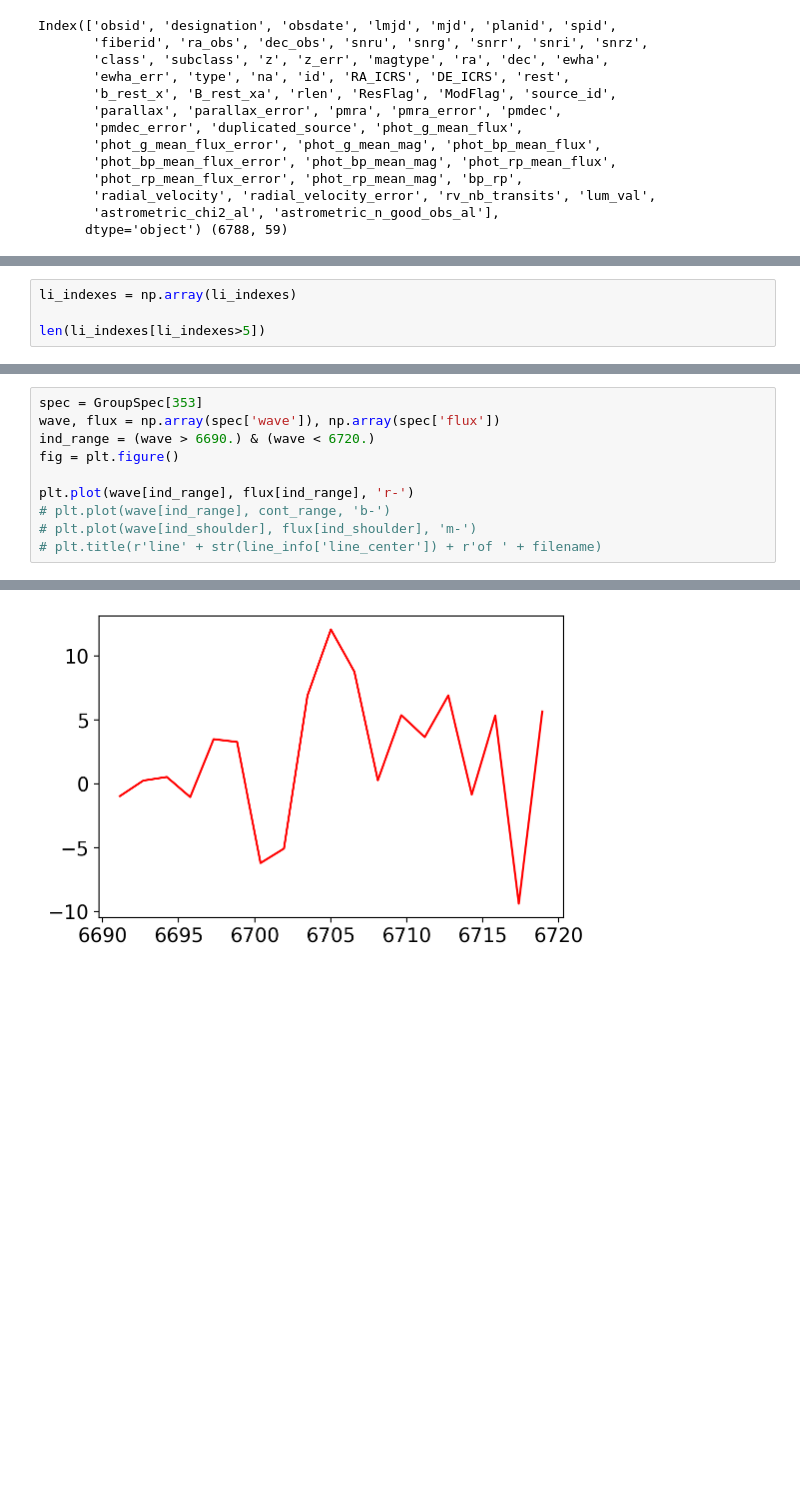
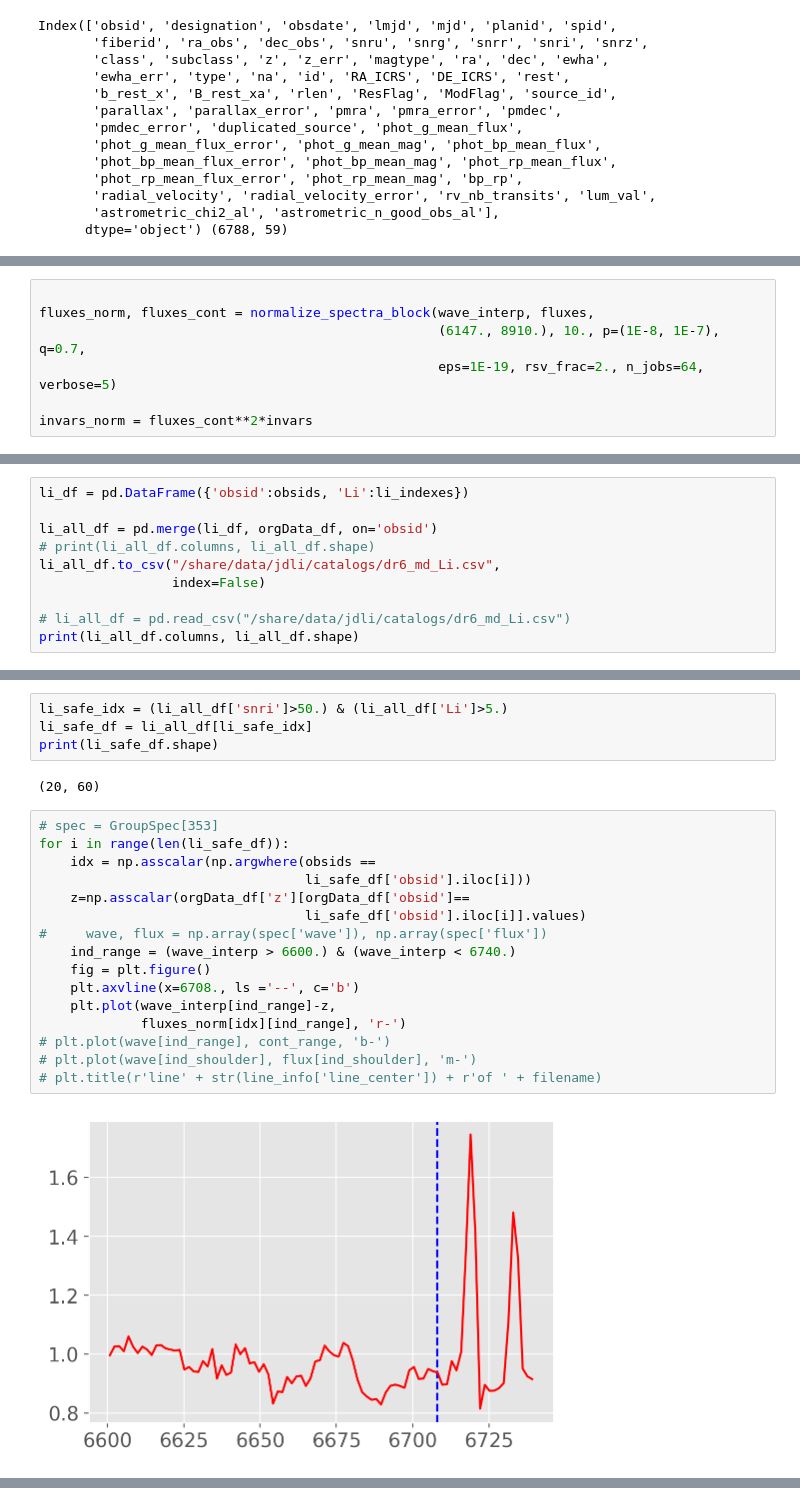
Before and after one commit to jiadonglee/laspec, a Jupyter notebook: preMS_candidates.ipynb, the cells around one changed output, grey strips where cells are left out. Drawn from its saved outputs; the diff is of its cells as text; blank space fills up the shorter version.

Commit message:
group spectra

```diff
--- a/preMS_candidates.ipynb
+++ b/preMS_candidates.ipynb
@@ -63,0 +86,7 @@ GroupSpec = groupSpec(fp)
+# %%
+
+fluxes_norm, fluxes_cont = normalize_spectra_block(wave_interp, fluxes,
+                                                   (6147., 8910.), 10., p=(1E-8, 1E-7), q=0.7,
+                                                   eps=1E-19, rsv_frac=2., n_jobs=64, verbose=5)
+
+invars_norm = fluxes_cont**2*invars
@@ -115,4 +168,0 @@ li_indexes = np.array(li_indexes)
-# %%
-li_indexes = np.array(li_indexes)
-
-len(li_indexes[li_indexes>5])
@@ -124,0 +169,10 @@ array([[353]])
+# %%
+li_df = pd.DataFrame({'obsid':obsids, 'Li':li_indexes})
+
+li_all_df = pd.merge(li_df, orgData_df, on='obsid')
+# print(li_all_df.columns, li_all_df.shape)
+li_all_df.to_csv("/share/data/jdli/catalogs/dr6_md_Li.csv",
+                 index=False)
+
+# li_all_df = pd.read_csv("/share/data/jdli/catalogs/dr6_md_Li.csv")
+print(li_all_df.columns, li_all_df.shape)
@@ -125,11 +196,24 @@ array([[353]])
+# %%
+li_safe_idx = (li_all_df['snri']>50.) & (li_all_df['Li']>5.)
+li_safe_df = li_all_df[li_safe_idx]
+print(li_safe_df.shape)
+# %% [output]
+(20, 60)
 # %%
-spec = GroupSpec[353]
-wave, flux = np.array(spec['wave']), np.array(spec['flux'])
-ind_range = (wave > 6690.) & (wave < 6720.)
-fig = plt.figure()
-
-plt.plot(wave[ind_range], flux[ind_range], 'r-')
+# spec = GroupSpec[353]
+for i in range(len(li_safe_df)):
+    idx = np.asscalar(np.argwhere(obsids ==
+                                  li_safe_df['obsid'].iloc[i]))
+    z=np.asscalar(orgData_df['z'][orgData_df['obsid']==
+                                  li_safe_df['obsid'].iloc[i]].values)
+#     wave, flux = np.array(spec['wave']), np.array(spec['flux'])
+    ind_range = (wave_interp > 6600.) & (wave_interp < 6740.)
+    fig = plt.figure()
+    plt.axvline(x=6708., ls ='--', c='b')
+    plt.plot(wave_interp[ind_range]-z,
+             fluxes_norm[idx][ind_range], 'r-')
 # plt.plot(wave[ind_range], cont_range, 'b-')
 # plt.plot(wave[ind_shoulder], flux[ind_shoulder], 'm-')
 # plt.title(r'line' + str(line_info['line_center']) + r'of ' + filename)
 # %% [output]
+[figure, new version]
@@ -137 +231,0 @@ plt.plot(wave[ind_range], flux[ind_range], 'r-')
-[figure, old version]
```
Also changed, not shown: parts of 15 cells of this notebook, 2 other files.
